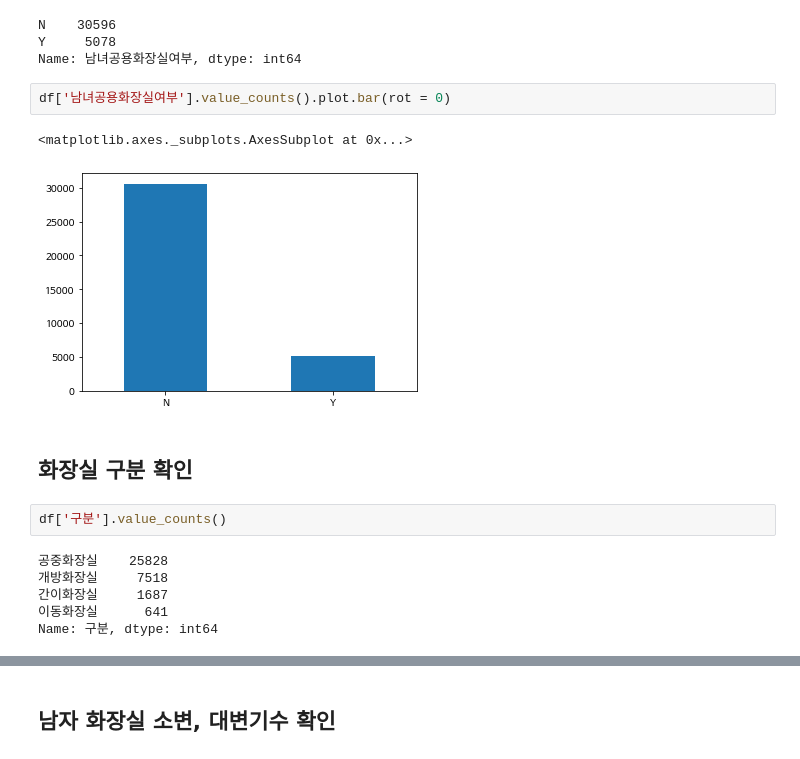
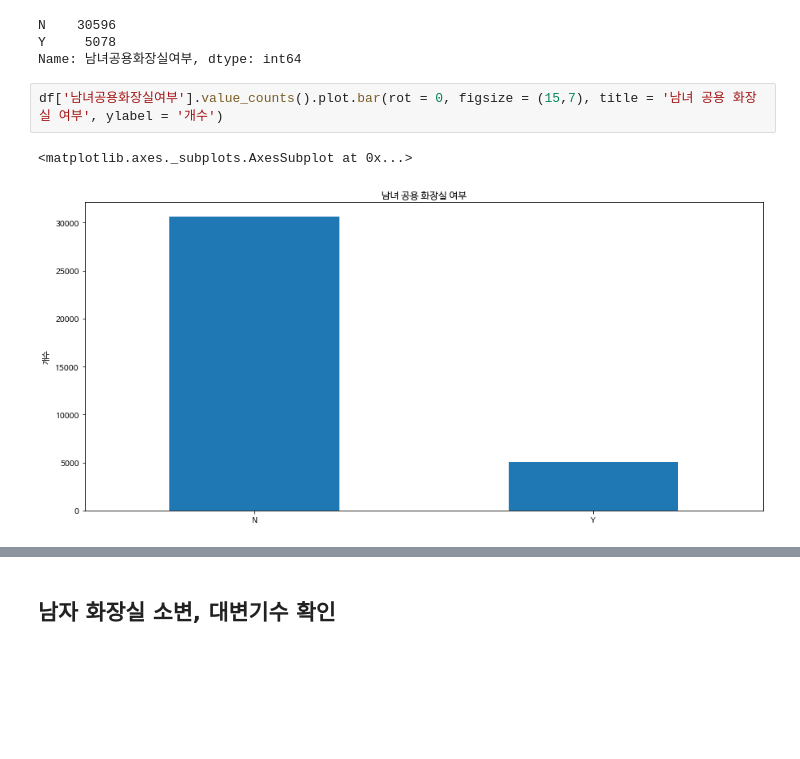
Before and after one commit to SonHyeok/toilet, a Jupyter notebook: 공중화장실.ipynb, the cells around one changed output, grey strips where cells are left out. Cells and saved outputs as stored; diff of their text form; blank space fills up the shorter version.

```diff
--- a/공중화장실.ipynb
+++ b/공중화장실.ipynb
@@ -130,17 +141,7 @@ N    30596
 Y     5078
 Name: 남녀공용화장실여부, dtype: int64
 # %%
-df['남녀공용화장실여부'].value_counts().plot.bar(rot = 0)
+df['남녀공용화장실여부'].value_counts().plot.bar(rot = 0, figsize = (15,7), title = '남녀 공용 화장실 여부', ylabel = '개수')
 # %% [output]
 <matplotlib.axes._subplots.AxesSubplot at 0x...>
-[figure, old version]
+[figure, new version]
-# %% [markdown]
-## 화장실 구분 확인
-# %%
-df['구분'].value_counts()
-# %% [output]
-공중화장실    25828
-개방화장실     7518
-간이화장실     1687
-이동화장실      641
-Name: 구분, dtype: int64
```
Also changed, not shown: parts of 27 cells of this notebook.
